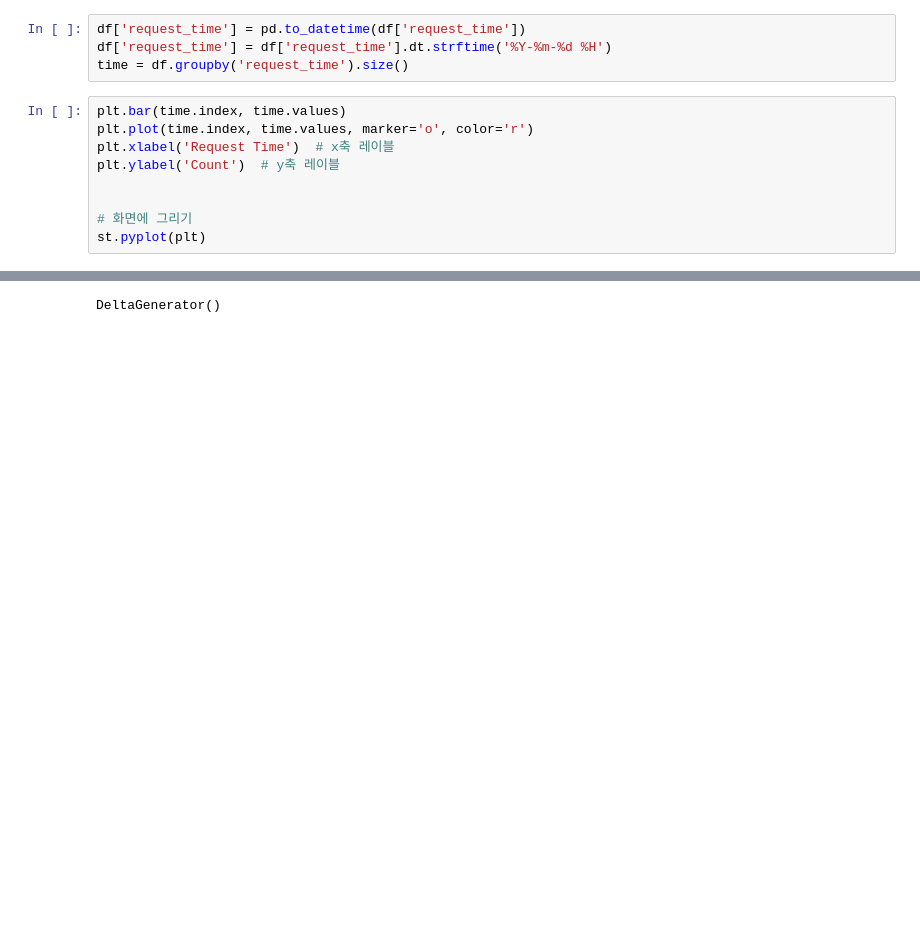
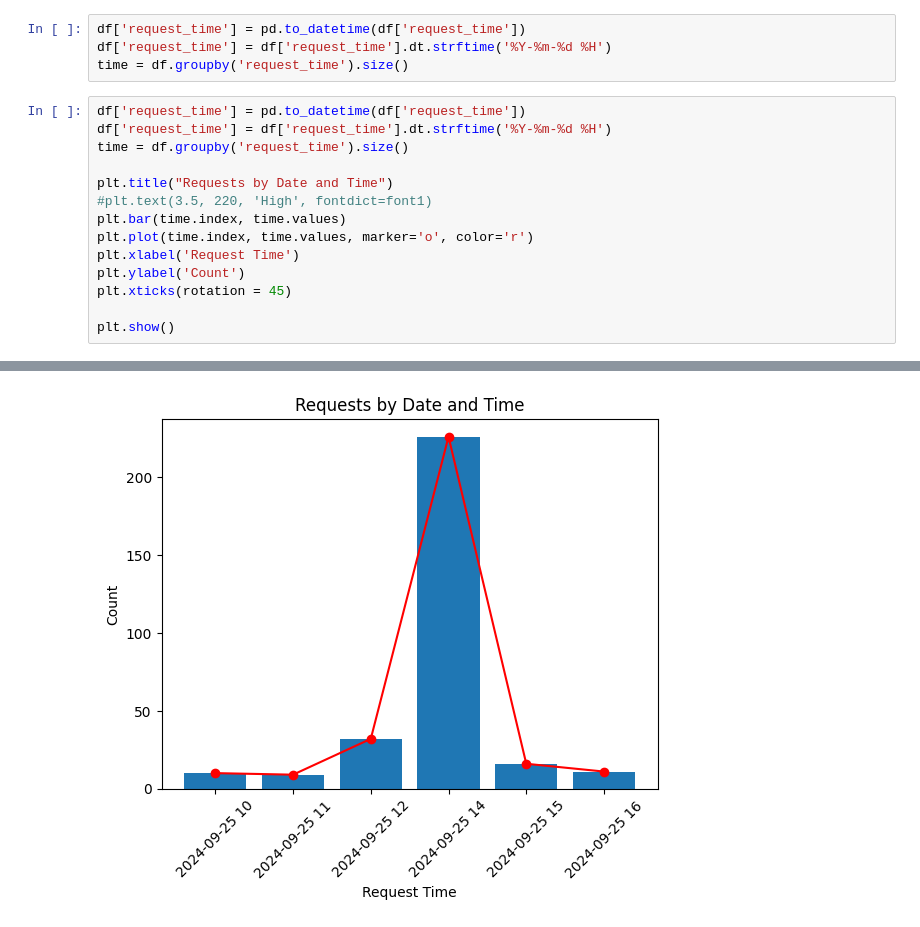
Before and after one commit to Nicou11/stdash, a Jupyter notebook: note/stdash.ipynb, the cells around one changed output, grey strips where cells are left out. Saved outputs shown, nothing was run; the diff lists cells and outputs as text; blank space fills up the shorter version.

```diff
--- a/note/stdash.ipynb
+++ b/note/stdash.ipynb
@@ -38,12 +36,17 @@ df['request_time'] = pd.to_datetime(df['request_time'])
 df['request_time'] = df['request_time'].dt.strftime('%Y-%m-%d %H')
 time = df.groupby('request_time').size()
 # %%
+df['request_time'] = pd.to_datetime(df['request_time'])
+df['request_time'] = df['request_time'].dt.strftime('%Y-%m-%d %H')
+time = df.groupby('request_time').size()
+
+plt.title("Requests by Date and Time")
+#plt.text(3.5, 220, 'High', fontdict=font1)
 plt.bar(time.index, time.values)
 plt.plot(time.index, time.values, marker='o', color='r')
-plt.xlabel('Request Time')  # x축 레이블
-plt.ylabel('Count')  # y축 레이블
+plt.xlabel('Request Time')
+plt.ylabel('Count')
+plt.xticks(rotation = 45)
 
-
-# 화면에 그리기
-st.pyplot(plt)
+plt.show()
 # %% [output]
@@ -53 +53 @@ st.pyplot(plt)
-DeltaGenerator()
+[figure, added]
```
Also changed, not shown: parts of 4 cells of this notebook, 1 other file.
